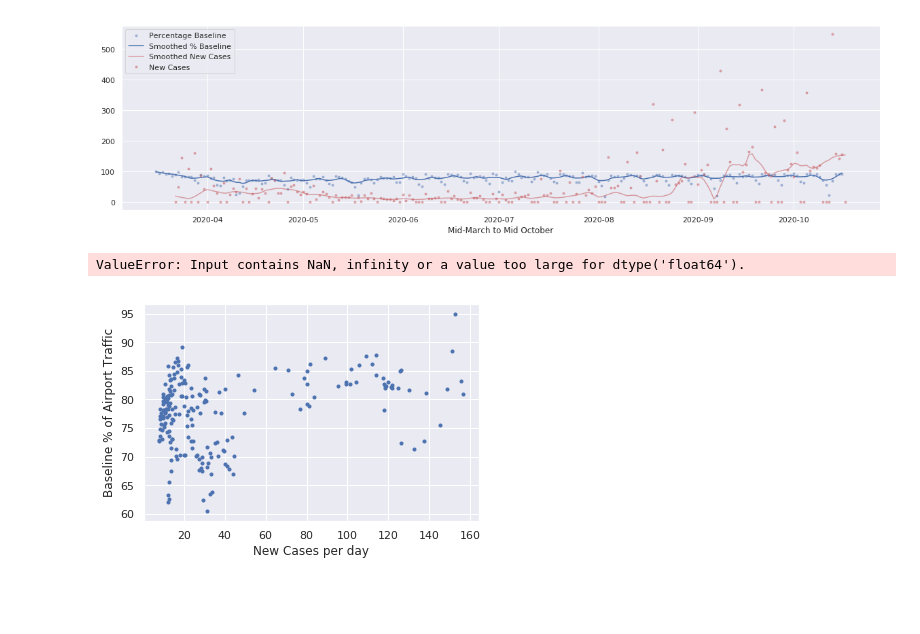
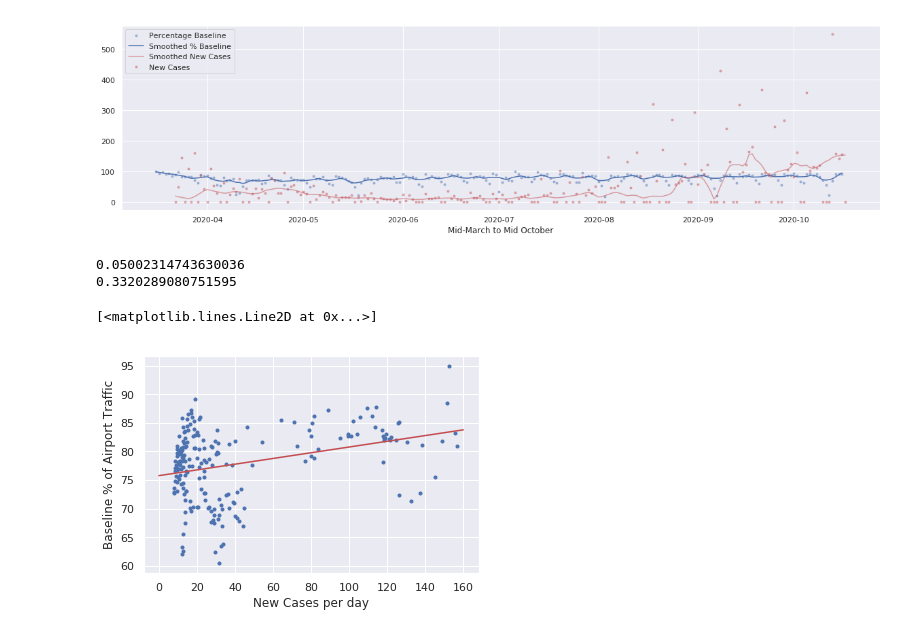
Before and after one commit to clement-ip/covid-airport-travel, a Jupyter notebook: analyze_both.ipynb, the cells around one changed output. Saved outputs shown, nothing was run; the diff lists cells and outputs as text; code cells hidden in the pictures; blank space fills up the shorter version.

Commit message:
done part 1 of linregress and stats analyze

```diff
--- a/analyze_both.ipynb
+++ b/analyze_both.ipynb
@@ -91,17 +92,22 @@ dtype: int64
 # %%
 # Is there statistical correlation between the two values- Baseline, and New Cases?
 # We use smoothed versions of data because don't want to analyze the weekly noise (tho holidays still exist)
 # y = Diff
+from scipy import stats
 plt.plot(X,y, 'b.')
 plt.xlabel('New Cases per day')
 plt.ylabel('Baseline % of Airport Traffic')
-model = LinearRegression(fit_intercept = True)
-model.fit(np.array(X).reshape(-1,1), np.array(y).reshape(-1,1))
-#linearX = np.linspace(0,160)
-#plt.plot(linearX, model.predict(linearX.reshape(-1,1)), 'r-', label = "Trend")
+regression = stats.linregress(X, y)
+print(regression.rvalue)
+linearX = np.linspace(0,160)
+plt.plot(linearX, regression.slope*linearX + regression.intercept,'r-')
+#Data, especially X is unbalanced really. The r-value is too low to indicate some sort of relation between
+# the two pieces of data
 # %% [output]
-ValueError: Input contains NaN, infinity or a value too large for dtype('float64').
+0.05002314743630036
+0.3320289080751595
+[<matplotlib.lines.Line2D at 0x...>]
-[figure, old version]
+[figure, new version]
 # %%
 # What about confirmed?
 #smooth it, and then plot it
```
Also changed, not shown: parts of 3 cells of this notebook.
